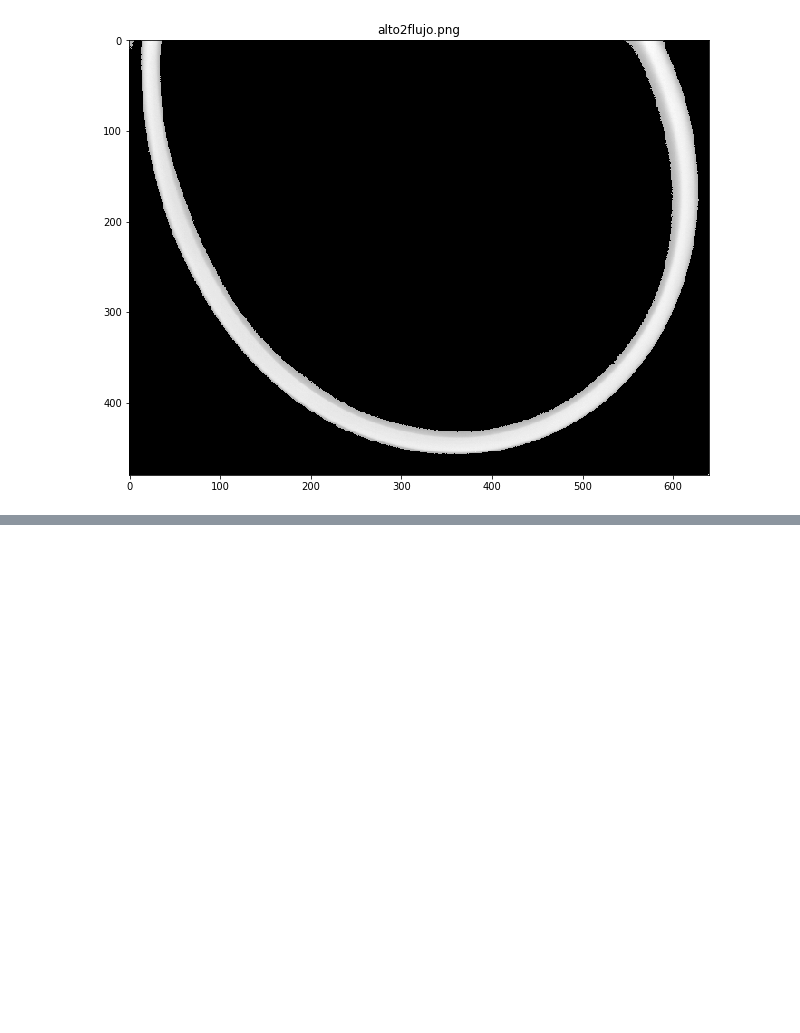
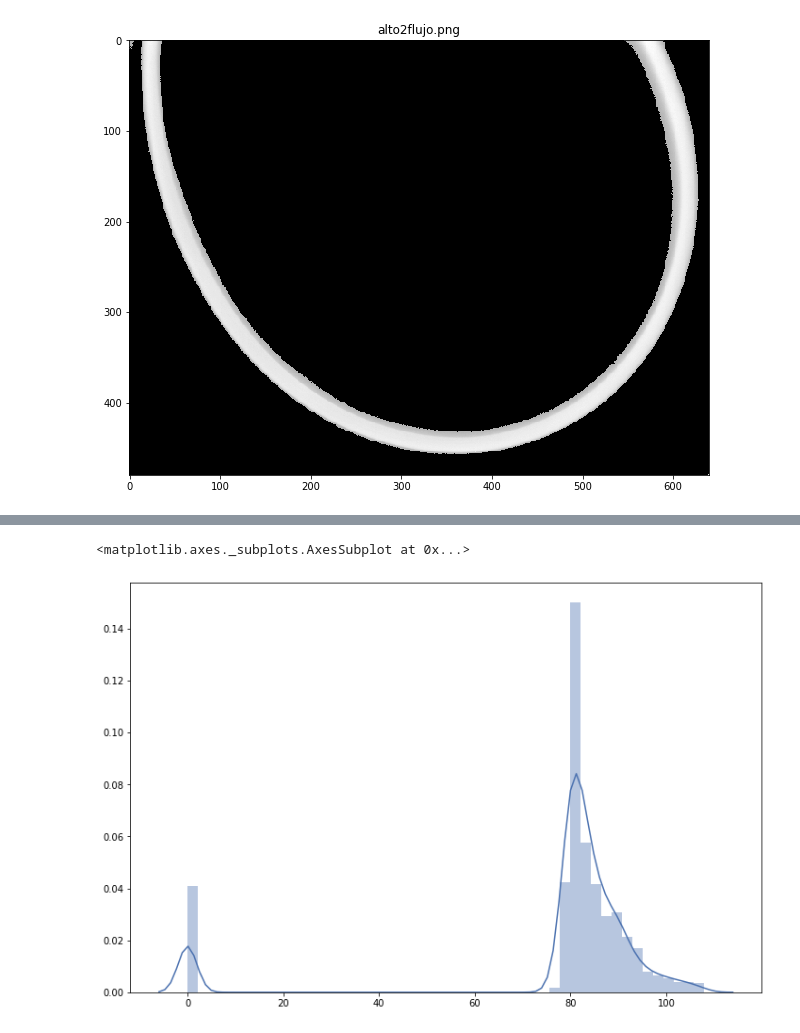
Before and after one commit to Pagutri/ProyectoAsignadoImagenes, a Jupyter notebook: Pregunta1.ipynb, the cells around one changed output, grey strips where cells are left out. Cells and saved outputs as stored; diff of their text form; code cells hidden in the pictures; blank space fills up the shorter version.

```diff
--- a/Pregunta1.ipynb
+++ b/Pregunta1.ipynb
@@ -111,5 +132,5 @@ for nombre in mangueras.keys():
 [figure]
 [figure]
 # %%
-segmentadas = copy.deepcopy(mangueras)
+mangueras_segmentadas = copy.deepcopy(mangueras)
 # %%
@@ -129,0 +168,5 @@ for nombre in segmentadas.keys():
+# %%
+sns.distplot(reg_ref_segmentadas['altoflujo.png'].flatten())
+# %% [output]
+<matplotlib.axes._subplots.AxesSubplot at 0x...>
+[figure, added]
```
Also changed, not shown: parts of 10 cells of this notebook, 1 other file.
